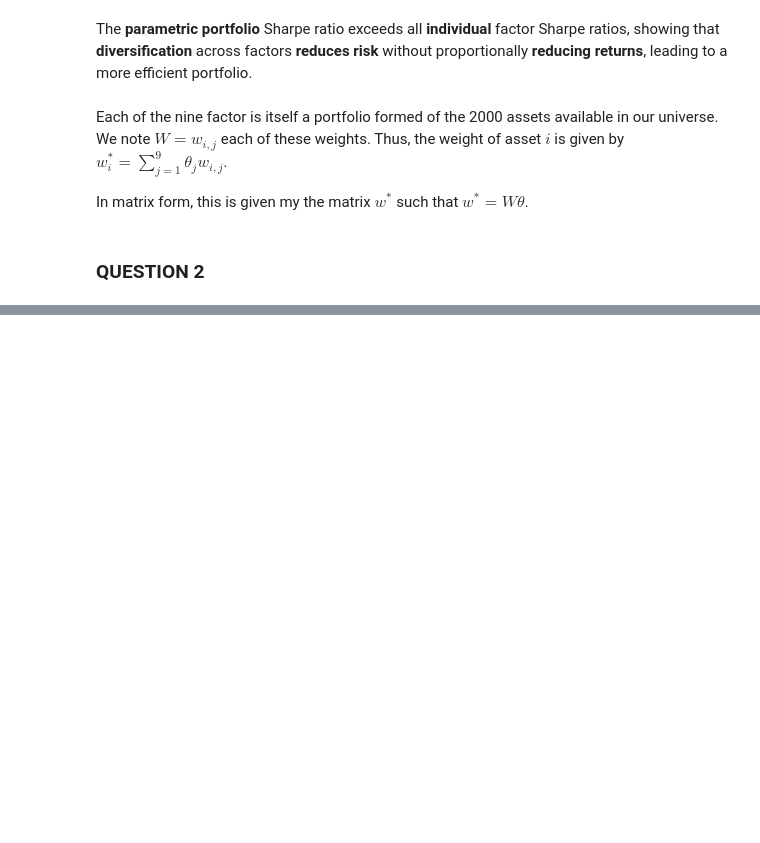
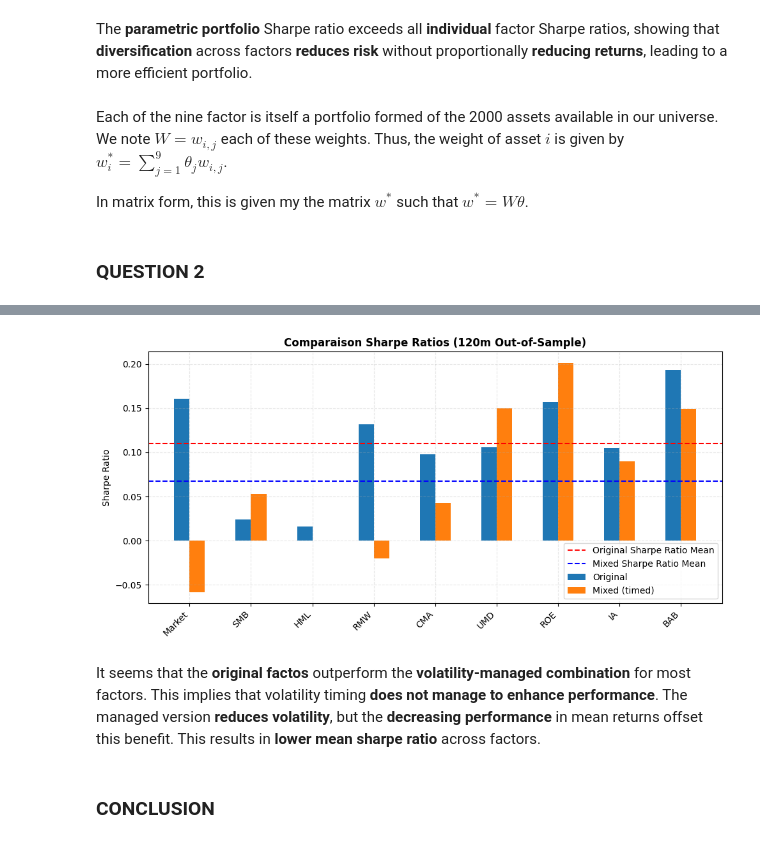
Before and after one commit to MarienRossiBenedetti/QuantPortfolioManagement, a Jupyter notebook: Assignment_4/assignment_4.ipynb, the cells around one changed output, grey strips where cells are left out. Saved outputs shown, nothing was run; the diff lists cells and outputs as text; code cells hidden in the pictures; blank space fills up the shorter version.

```diff
--- a/Assignment_4/assignment_4.ipynb
+++ b/Assignment_4/assignment_4.ipynb
@@ -162,0 +343,29 @@ In matrix form, this is given my the matrix $w^*$ such that $w^* = W\theta$.
+# %%
+# VISUALISATION
+sharpe = rolling_sharpe_df   # Just for readability
+
+factors = sharpe.index
+x = np.arange(len(factors))
+width = 0.25  # largeur des barres
+
+plt.figure(figsize=(10,5))
+
+plt.bar(x - width/2, sharpe["Sharpe Original (120m OOS)"], width, label="Original")
+plt.bar(x + width/2, sharpe["Sharpe Mixed (120m OOS)"],    width, label="Mixed (timed)")
+
+plt.axhline(y=sharpe["Sharpe Original (120m OOS)"].mean(), c='r', linestyle='--', label='Original Sharpe Ratio Mean')
+plt.axhline(y=sharpe['Sharpe Mixed (120m OOS)'].mean(), c='blue', linestyle='--', label='Mixed Sharpe Ratio Mean')
+
+plt.xticks(x, factors, rotation=45, ha='right')
+plt.ylabel("Sharpe Ratio")
+plt.title("Comparaison Sharpe Ratios (120m Out-of-Sample)")
+plt.legend()
+
+plt.tight_layout()
+plt.show()
+# %% [output]
+[figure, added]
+# %% [markdown]
+It seems that the **original factos** outperform the **volatility-managed combination** for most factors. This implies that volatility timing **does not manage to enhance performance**. The managed version **reduces volatility**, but the **decreasing performance** in mean returns offset this benefit. This results in **lower mean sharpe ratio** across factors.
+# %% [markdown]
+### **CONCLUSION**
```
Also changed, not shown: parts of 10 cells of this notebook.
